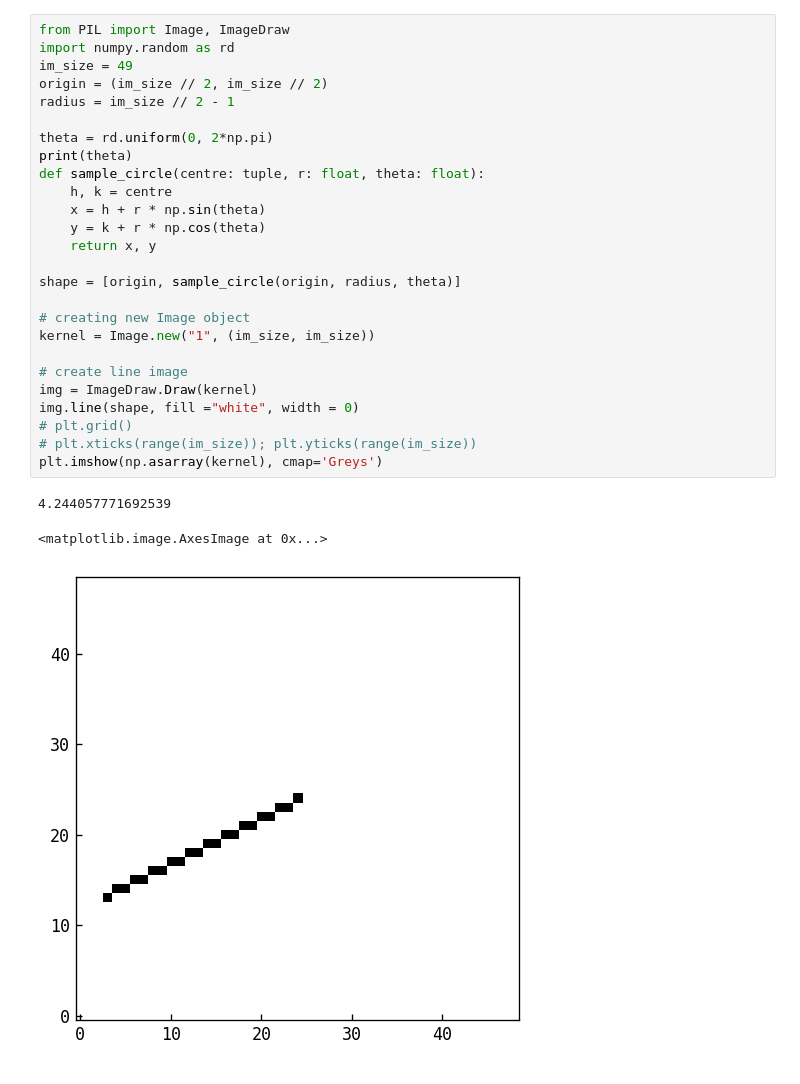
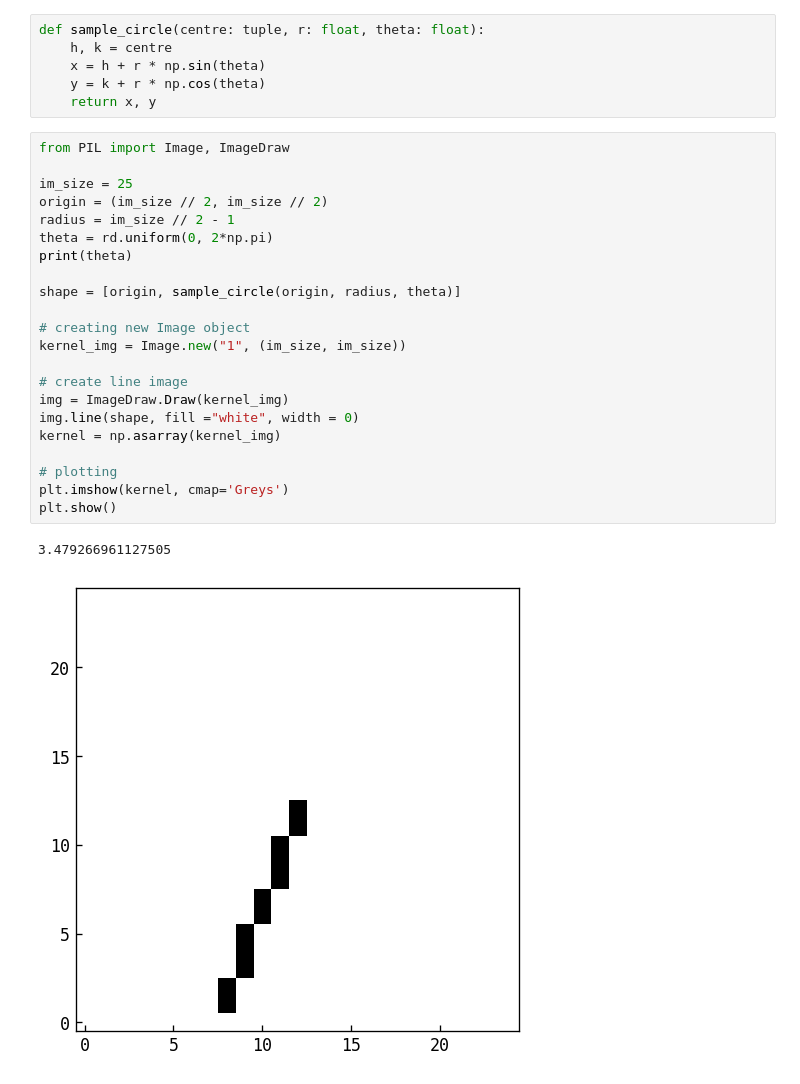
Before and after one commit to maxecharles/toliman-phd, a Jupyter notebook: main.ipynb, the cells around one changed output. Cells and saved outputs as stored; diff of their text form.

```diff
--- a/main.ipynb
+++ b/main.ipynb
@@ -36,34 +36,35 @@ fig.colorbar(c, ax=ax1, label ='photons')
 plt.show()
 # %% [output]
 [figure]
+# %%
+def sample_circle(centre: tuple, r: float, theta: float):
+    h, k = centre
+    x = h + r * np.sin(theta)
+    y = k + r * np.cos(theta)
+    return x, y
 # %%
 from PIL import Image, ImageDraw
-import numpy.random as rd
-im_size = 49
+
+im_size = 25
 origin = (im_size // 2, im_size // 2)
 radius = im_size // 2 - 1
-
 theta = rd.uniform(0, 2*np.pi)
 print(theta)
-def sample_circle(centre: tuple, r: float, theta: float):
-    h, k = centre
-    x = h + r * np.sin(theta)
-    y = k + r * np.cos(theta)
-    return x, y
 
 shape = [origin, sample_circle(origin, radius, theta)]
 
 # creating new Image object
-kernel = Image.new("1", (im_size, im_size))
+kernel_img = Image.new("1", (im_size, im_size))
 
 # create line image
-img = ImageDraw.Draw(kernel)
+img = ImageDraw.Draw(kernel_img)
 img.line(shape, fill ="white", width = 0)
-# plt.grid()
-# plt.xticks(range(im_size)); plt.yticks(range(im_size))
-plt.imshow(np.asarray(kernel), cmap='Greys')
+kernel = np.asarray(kernel_img)
+
+# plotting
+plt.imshow(kernel, cmap='Greys')
+plt.show()
 # %% [output]
-4.244057771692539
+3.479266961127505
-<matplotlib.image.AxesImage at 0x...>
-[figure, old version]
+[figure, new version]
 # %%
```
Also changed, not shown: parts of 3 cells of this notebook, 1 other file.
